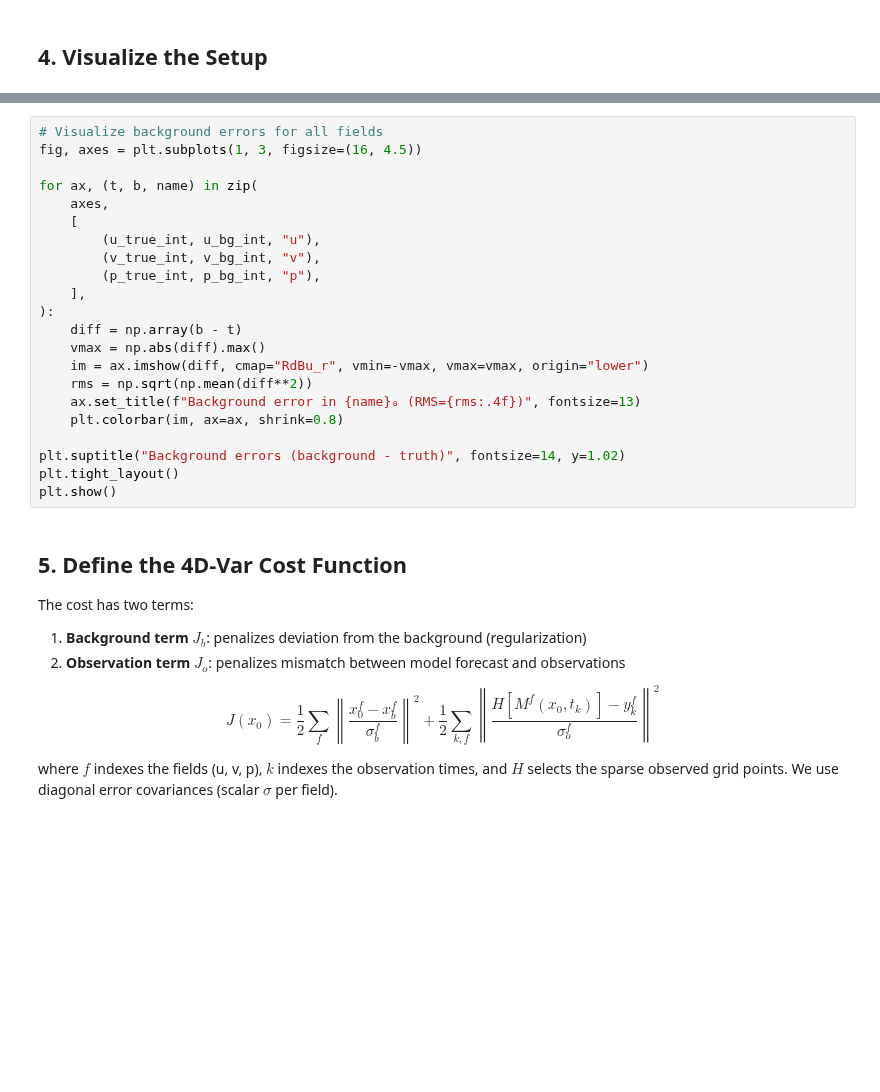
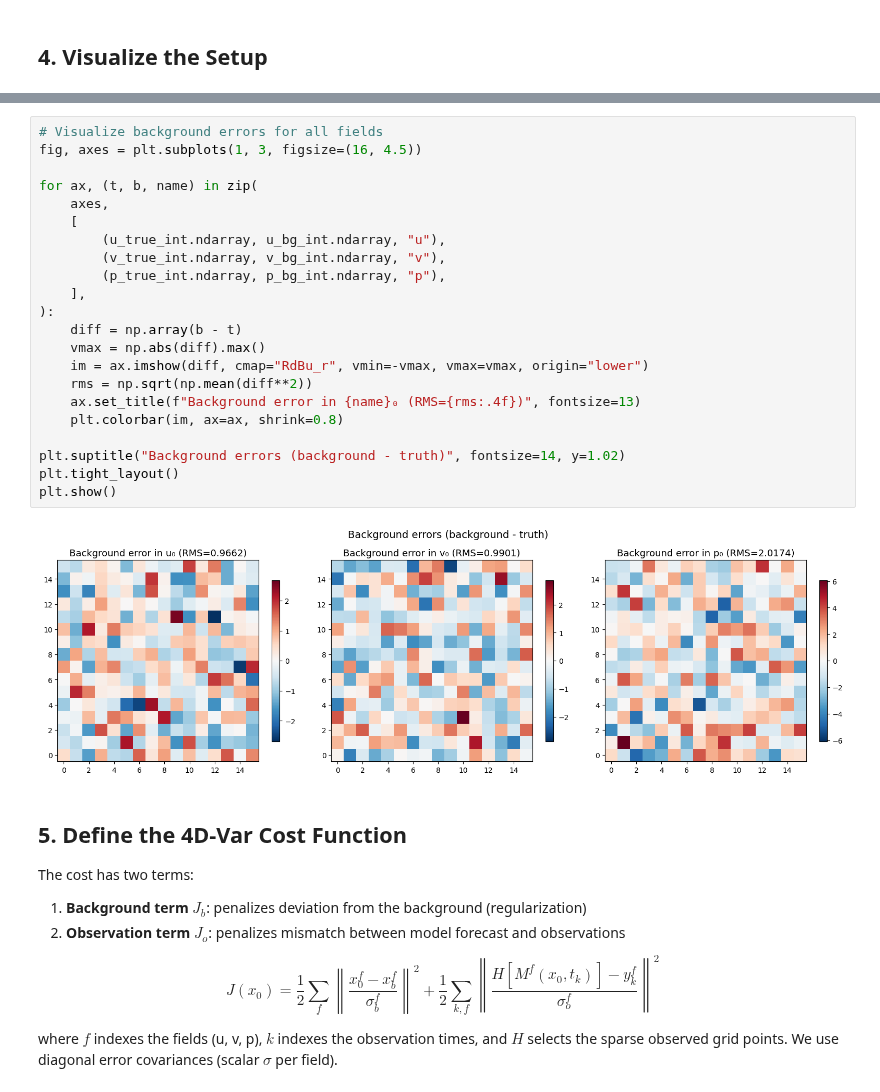
Before and after one commit to havogt/gt4py, a Jupyter notebook: examples/next/swm/example_4dvar.ipynb, the cells around one changed output, grey strips where cells are left out. Drawn from its saved outputs; the diff is of its cells as text; blank space fills up the shorter version.

```diff
--- a/examples/next/swm/example_4dvar.ipynb
+++ b/examples/next/swm/example_4dvar.ipynb
@@ -309,25 +352,27 @@ plt.show()
 # %%
 # Visualize background errors for all fields
 fig, axes = plt.subplots(1, 3, figsize=(16, 4.5))
 
 for ax, (t, b, name) in zip(
     axes,
     [
-        (u_true_int, u_bg_int, "u"),
-        (v_true_int, v_bg_int, "v"),
-        (p_true_int, p_bg_int, "p"),
+        (u_true_int.ndarray, u_bg_int.ndarray, "u"),
+        (v_true_int.ndarray, v_bg_int.ndarray, "v"),
+        (p_true_int.ndarray, p_bg_int.ndarray, "p"),
     ],
 ):
     diff = np.array(b - t)
     vmax = np.abs(diff).max()
     im = ax.imshow(diff, cmap="RdBu_r", vmin=-vmax, vmax=vmax, origin="lower")
     rms = np.sqrt(np.mean(diff**2))
     ax.set_title(f"Background error in {name}₀ (RMS={rms:.4f})", fontsize=13)
     plt.colorbar(im, ax=ax, shrink=0.8)
 
 plt.suptitle("Background errors (background - truth)", fontsize=14, y=1.02)
 plt.tight_layout()
 plt.show()
+# %% [output]
+[figure, added]
 # %% [markdown]
 ## 5. Define the 4D-Var Cost Function
 
```
Also changed, not shown: parts of 17 cells of this notebook, 4 other files.
